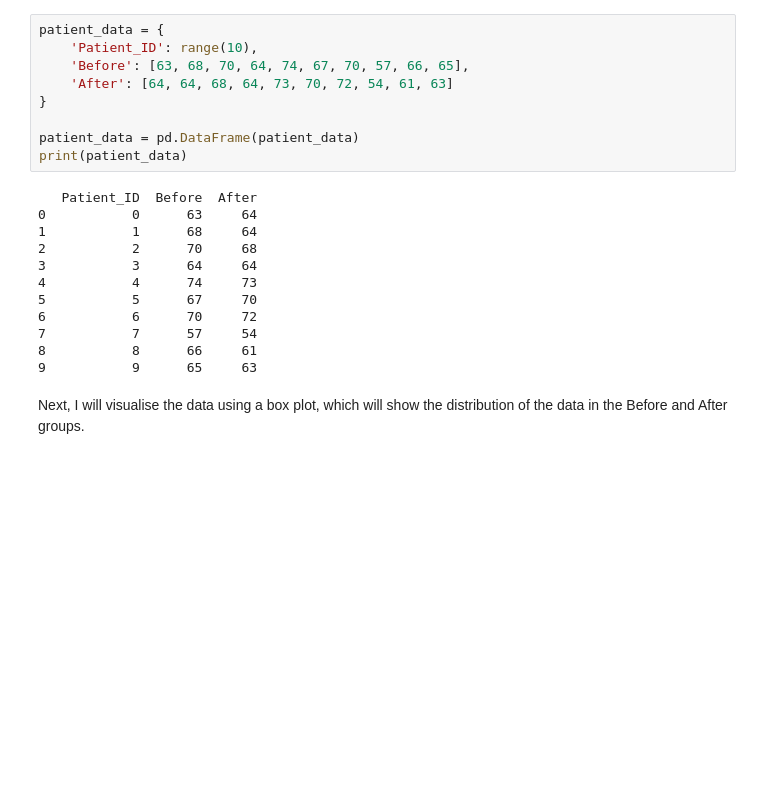
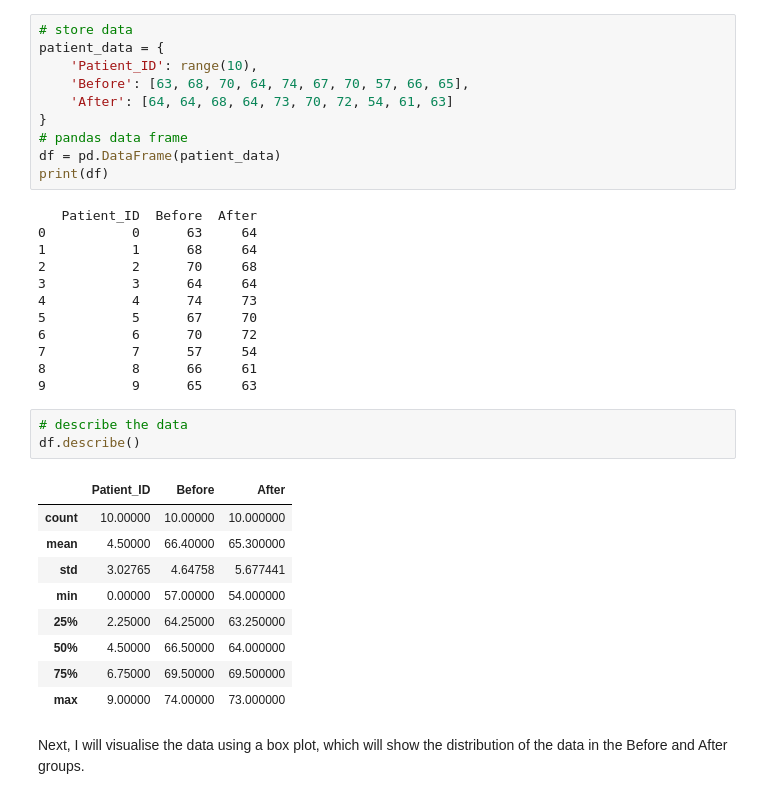
Before and after one commit to martincusack979/applied_statistics, a Jupyter notebook: tasks.ipynb, the cells around one changed output. Cells and saved outputs as stored; diff of their text form; blank space fills up the shorter version.

```diff
--- a/tasks.ipynb
+++ b/tasks.ipynb
@@ -267,14 +264,15 @@ Calculate the t-statistic based on this data set, using Python. Compare it to th
 # %% [markdown]
 ***Task Solution:*** This task requires us to calculate the t-statistic of the patient data set using Python and also by running scipy's $t$-test operation within scipy stats. To begin, I will store the data in a pandas dataframe so that I can create a boxplot visualisation.
 # %%
+# store data
 patient_data = {
     'Patient_ID': range(10),
     'Before': [63, 68, 70, 64, 74, 67, 70, 57, 66, 65],
     'After': [64, 64, 68, 64, 73, 70, 72, 54, 61, 63]
 }
-
-patient_data = pd.DataFrame(patient_data)
-print(patient_data)
+# pandas data frame
+df = pd.DataFrame(patient_data)
+print(df)
 # %% [output]
    Patient_ID  Before  After
 0           0      63     64
@@ -287,6 +285,19 @@ print(patient_data)
 7           7      57     54
 8           8      66     61
 9           9      65     63
+# %%
+# describe the data
+df.describe()
+# %% [output]
+|  | Patient_ID | Before | After |
+| count | 10.00000 | 10.00000 | 10.000000 |
+| mean | 4.50000 | 66.40000 | 65.300000 |
+| std | 3.02765 | 4.64758 | 5.677441 |
+| min | 0.00000 | 57.00000 | 54.000000 |
+| 25% | 2.25000 | 64.25000 | 63.250000 |
+| 50% | 4.50000 | 66.50000 | 64.000000 |
+| 75% | 6.75000 | 69.50000 | 69.500000 |
+| max | 9.00000 | 74.00000 | 73.000000 |
 # %% [markdown]
 Next, I will visualise the data using a box plot, which will show the distribution of the data in the Before and After groups.
 # %%
```
Also changed, not shown: parts of 21 cells of this notebook.
